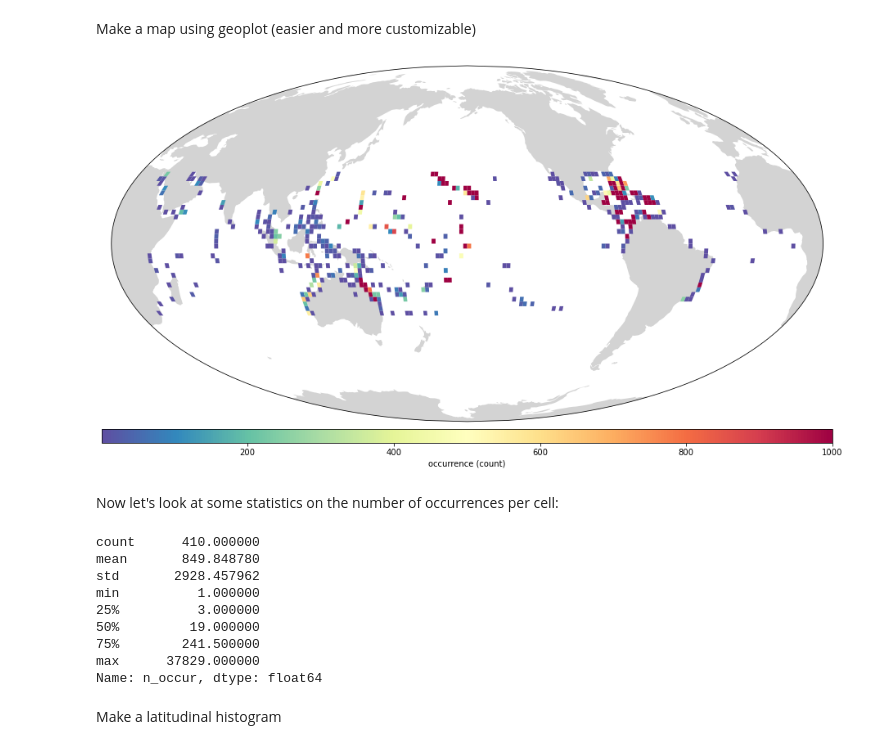
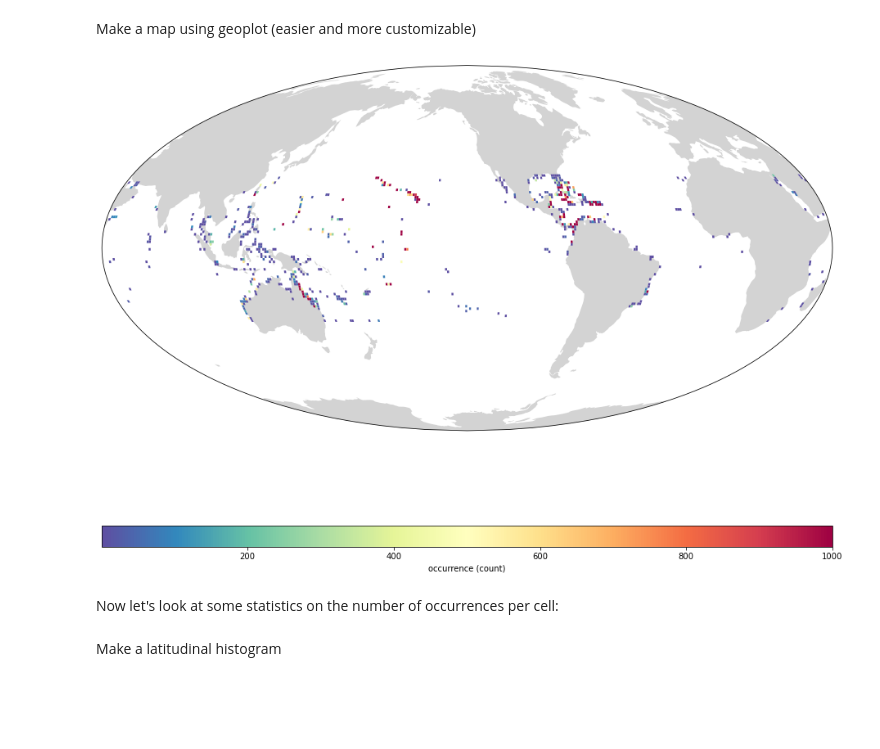
Before and after one commit to MathewBiddle/bio_ice, a Jupyter notebook: create_map_from_OBIS_API.ipynb, the cells around one changed output. Saved outputs shown, nothing was run; the diff lists cells and outputs as text; code cells hidden in the pictures; blank space fills up the shorter version.

```diff
--- a/create_map_from_OBIS_API.ipynb
+++ b/create_map_from_OBIS_API.ipynb
@@ -253,7 +253,8 @@ import shapely
 # total area for the grid
 xmin, ymin, xmax, ymax= [-180., -90., 180., 90]
 # how many cells across and down
-n_cells=180
+#n_cells=180
+n_cells = 360
 cell_size = (xmax-xmin)/n_cells
 # projection of the grid
 #crs = "+proj=sinu +lon_0=0 +x_0=0 +y_0=0 +a=6371007.181 +b=6371007.181 +units=m +no_defs"
@@ -282,6 +283,8 @@ merged['n_occur'] = 1
 dissolve = merged.dissolve(by="index_right", aggfunc="count")
 # put this into cell
 cell.loc[dissolve.index, 'n_occur'] = dissolve.n_occur.values
+
+cell['area (km2)'] = cell.to_crs(epsg=3763).area/(1000**2)
 # %% [markdown]
 Make map using geopandas plot
 # %%
@@ -348,57 +351,59 @@ from mpl_toolkits.axes_grid1 import make_axes_locatable
 norm = mpl.colors.Normalize(vmin=1, vmax=1000)
 
 #projection = gcrs.Robinson(central_longitude=-160)
-projection=gcrs.Mollweide(central_longitude=-160)
+projection=gcrs.Mollweide(central_longitude=-130)
+
+#projection=gcrs.Mercator(central_longitude=-130)
 
 world = gpd.read_file(gpd.datasets.get_path('naturalearth_lowres'))
-world = world.dissolve()
+#world = world.dissolve()
 
-fig, ax = plt.subplots(figsize=(16,8), facecolor=None, subplot_kw={'projection':projection})
+fig, ax = plt.subplots(figsize=(16,12), facecolor=None, subplot_kw={'projection':projection})
 
 geoplot.polyplot(
-    world,
-    figsize=(16,8),
+    world.dissolve(),
+    #figsize=(16,8),
     facecolor='lightgray',
     edgecolor=None,
     projection=projection,
     ax=ax,
 )
 
 cax = fig.add_axes([0.125, 0.08, 0.775, 0.03])
 
 cell = cell[~cell['n_occur'].isna()] # drop all NaN cells - makes plotting quicker.
 
 geoplot.choropleth(cell,
                    hue='n_occur',
                    edgecolor=None,
                    projection=projection,
                    ax=ax,
                    cmap='Spectral_r',
                    legend=True,
                    legend_kwargs={'orientation': 'horizontal',
                                   'cax':cax,
                                   'label':"occurrence (count)",
                                  },
                    norm=norm,
                   )
 
-ax.set_global(); ax.outline_patch.set_visible(True)
+ax.set_global();
+# extents = world.loc[world['continent']=='North America'].total_bounds
+# extents[1] = -30
+# extents[3] = 12
+
+#ax.set_extent(extents)#,crs=projection)
+
+ax.outline_patch.set_visible(True)
+
+# import matplotlib.ticker as mticker
+
+# gl = ax.gridlines(draw_labels=True)
+# gl.ylocator = mticker.FixedLocator(range(-30,31,10))
 # %% [output]
-[figure, old version]
+[figure, new version]
 # %% [markdown]
 Now let's look at some statistics on the number of occurrences per cell:
-# %%
-cell['n_occur'].describe()
-# %% [output]
-count      410.000000
-mean       849.848780
-std       2928.457962
-min          1.000000
-25%          3.000000
-50%         19.000000
-75%        241.500000
-max      37829.000000
-Name: n_occur, dtype: float64
 # %% [markdown]
 Make a latitudinal histogram
 # %%
```
Also changed, not shown: parts of 2 cells of this notebook, 1 other file.
